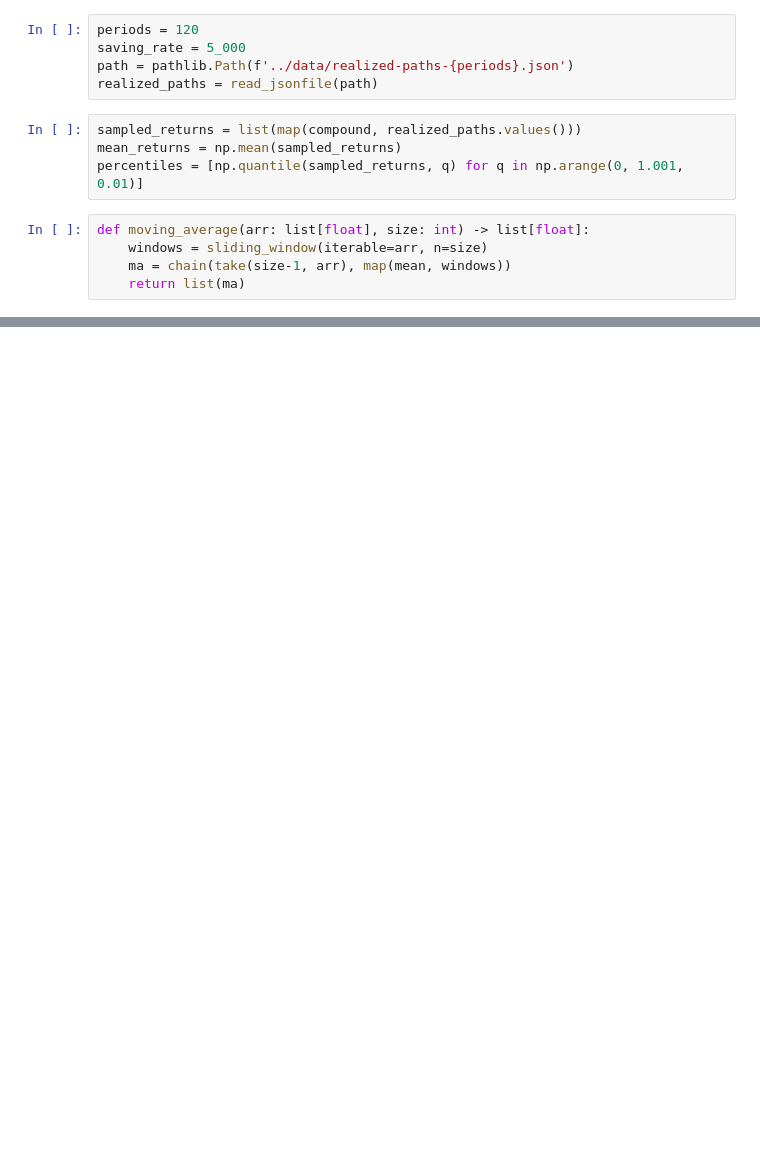
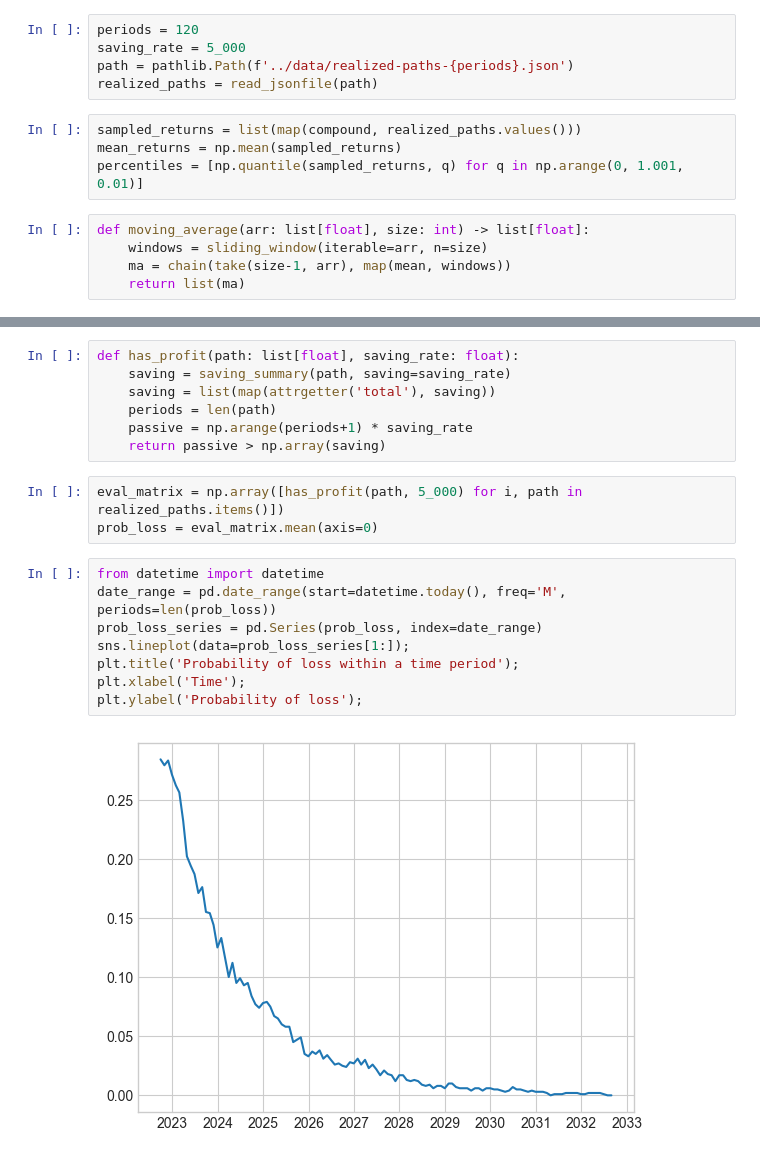
Before and after one commit to wizDs/ds-stock-analysis, a Jupyter notebook: notebooks/analysis.ipynb, the cells around one changed output, grey strips where cells are left out. Cells and saved outputs as stored; diff of their text form; blank space fills up the shorter version.

Commit message:
probability of loss

```diff
--- a/notebooks/analysis.ipynb
+++ b/notebooks/analysis.ipynb
@@ -61,0 +62,20 @@ ax.set_ylabel('Monthly return in pct.');
+# %%
+def has_profit(path: list[float], saving_rate: float):
+    saving = saving_summary(path, saving=saving_rate)
+    saving = list(map(attrgetter('total'), saving))
+    periods = len(path)
+    passive = np.arange(periods+1) * saving_rate
+    return passive > np.array(saving)
+# %%
+eval_matrix = np.array([has_profit(path, 5_000) for i, path in realized_paths.items()])
+prob_loss = eval_matrix.mean(axis=0)
+# %%
+from datetime import datetime
+date_range = pd.date_range(start=datetime.today(), freq='M', periods=len(prob_loss))
+prob_loss_series = pd.Series(prob_loss, index=date_range)
+sns.lineplot(data=prob_loss_series[1:]);
+plt.title('Probability of loss within a time period');
+plt.xlabel('Time');
+plt.ylabel('Probability of loss');
+# %% [output]
+[figure, added]
```
Also changed, not shown: parts of 7 cells of this notebook, 3 other files.
